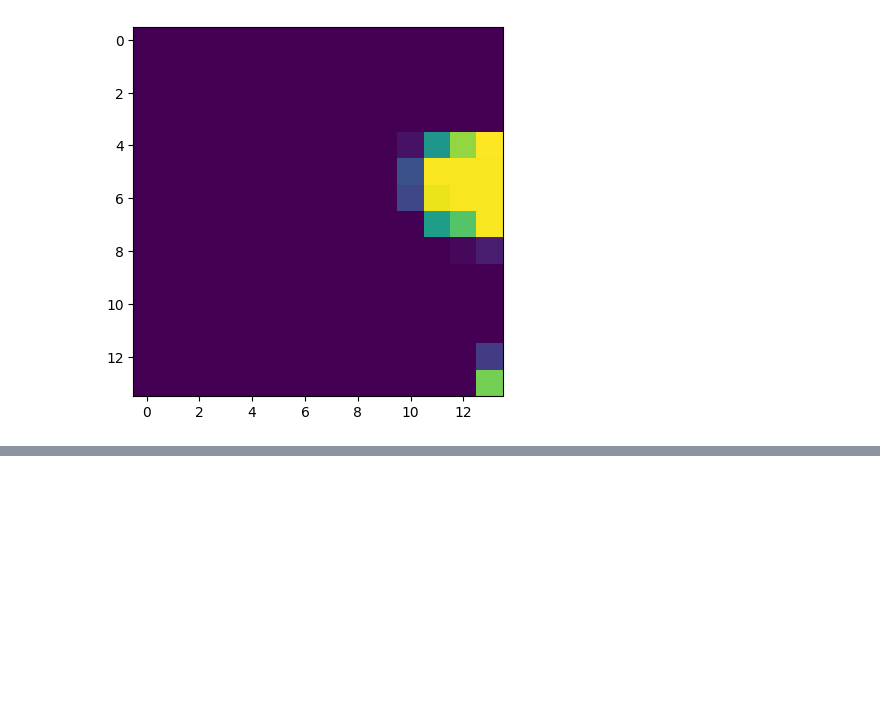
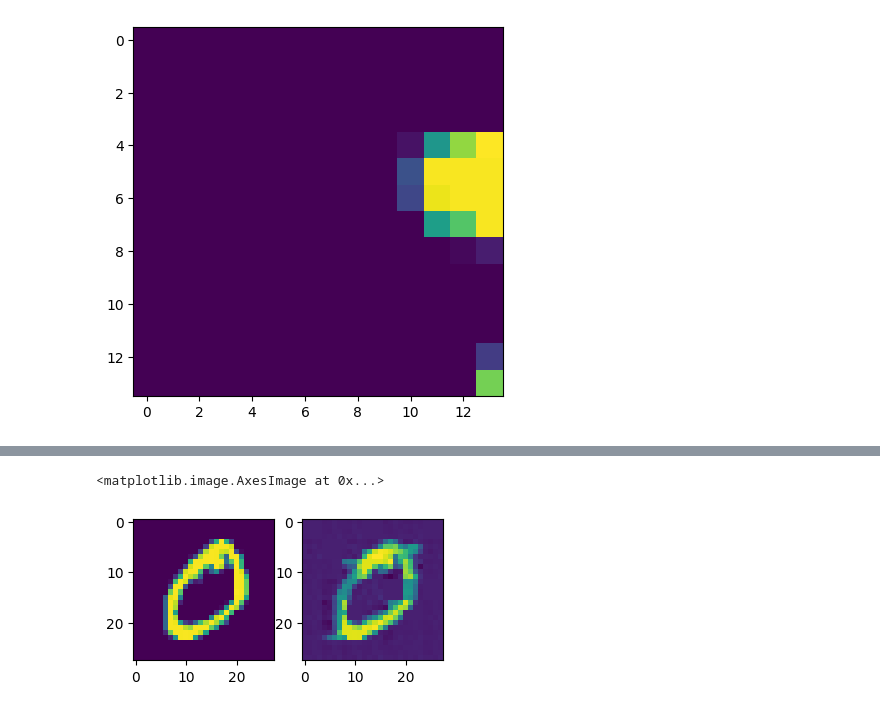
Before and after one commit to shiveshc/morph_vilbert, a Jupyter notebook: test.ipynb, the cells around one changed output, grey strips where cells are left out. Cells and saved outputs as stored; diff of their text form; code cells hidden in the pictures; blank space fills up the shorter version.

Commit message:
add lightning

```diff
--- a/test.ipynb
+++ b/test.ipynb
@@ -209,0 +241,9 @@ plt.imshow(tmp[1, 0, 2])
+# %%
+train_data, test_data = get_mnist_dataset()
+train_data = torch.utils.data.Subset(train_data, np.arange(0, 2))
+train_dataloader = torch.utils.data.DataLoader(train_data, batch_size=2, shuffle=True)
+lit_model = LitImgBert(cfg)
+# %%
+batch = next(iter(train_dataloader))
+batch['img'].shape
+batch['label']
@@ -209,0 +277,5 @@ plt.imshow(tmp[1, 0, 2])
+# %%
+model = LitImgBert.load_from_checkpoint(
+    '/Users/shiveshchaudhary/Documents/projects/morph_vilbert/ckpts/mnist_imgbert/lightning_logs/version_6/checkpoints/epoch=999-step=1000.ckpt',
+    config=cfg)
+model.eval()
@@ -209,0 +300,10 @@ plt.imshow(tmp[1, 0, 2])
+# %%
+pred, gt, cls_token, orig_img, recon_img = model(batch)
+# %%
+idx = 0
+fig, ax = plt.subplots(1, 2, figsize=(4, 8))
+ax[0].imshow(orig_img.detach()[idx, 0])
+ax[1].imshow(recon_img.detach()[idx, 0])
+# %% [output]
+<matplotlib.image.AxesImage at 0x...>
+[figure, added]
```
Also changed, not shown: parts of 14 cells of this notebook, 8 other files.
